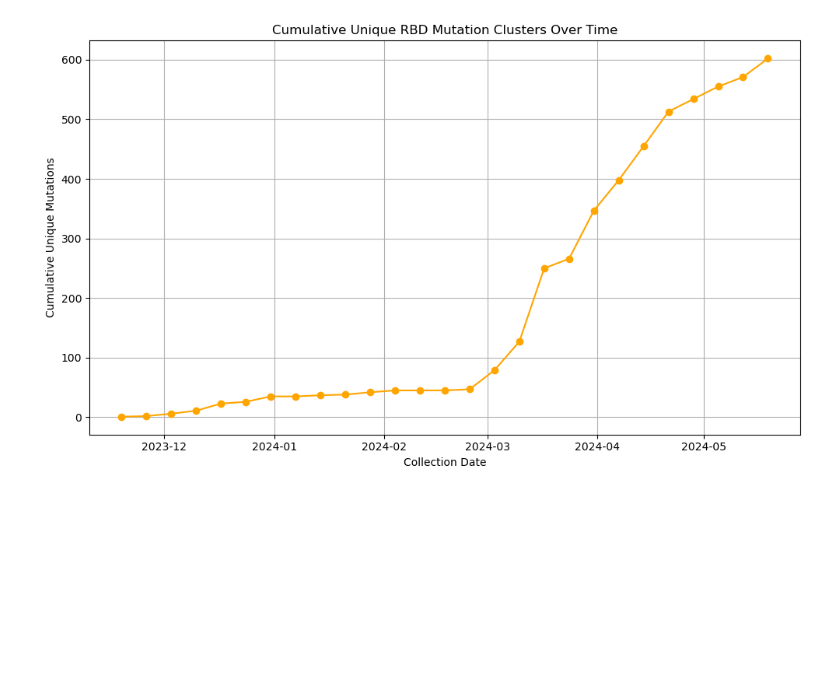
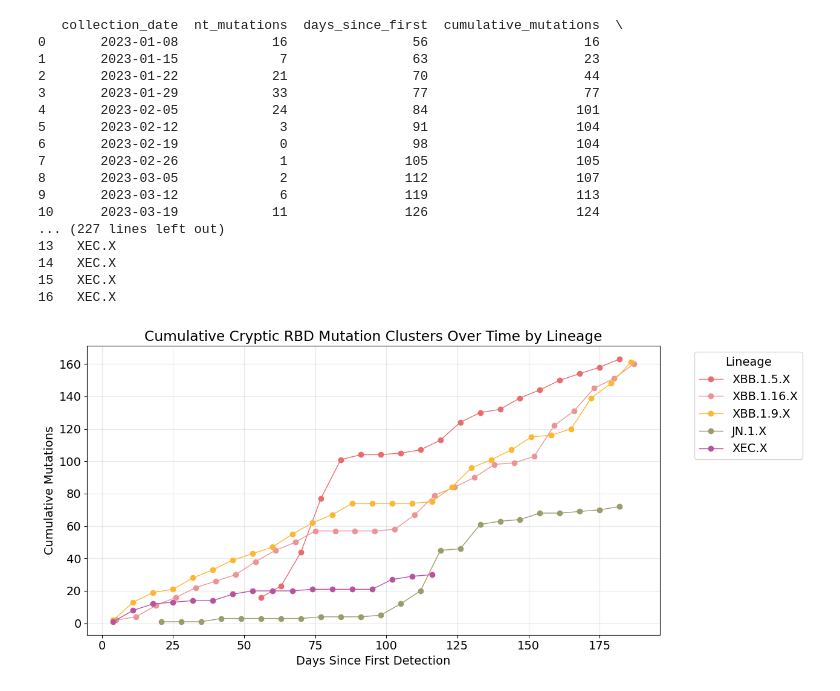
Before and after one commit to andersen-lab/covariants-paper, a Jupyter notebook: fig3/diversification.ipynb, the cells around one changed output. Cells and saved outputs as stored; diff of their text form; code cells hidden in the pictures; blank space fills up the shorter version.

Commit message:
add data for supp fig 1 and 2

```diff
--- a/fig3/diversification.ipynb
+++ b/fig3/diversification.ipynb
@@ -70,14 +88,44 @@ plt.show()
 # %%
-# plot cumulative unique mutations over time
-covar['cumulative_mutations'] = covar['nt_mutations'].cumsum()
-plt.figure(figsize=(10,6))
-plt.plot(covar['collection_date'], covar['cumulative_mutations'], marker='o', color='orange')
-plt.title('Cumulative Unique RBD Mutation Clusters Over Time')
-plt.xlabel('Collection Date')
-plt.ylabel('Cumulative Unique Mutations')
-plt.grid()
+# Create the plot
+plt.figure(figsize=(13, 6))
+
+# Plot each lineage
+for lineage in lineage_df['lineage'].unique():
+    lineage_data = lineage_df[lineage_df['lineage'] == lineage]
+    print(lineage_data)
+    plt.plot(lineage_data['days_since_first'],
+             lineage_data['cumulative_mutations'],
+             marker='o',
+             label=lineage,
+             color=colors_dict[lineage],
+                linewidth=1,
+             )
+
+# Customize the plot
+plt.xlabel('Days Since First Detection')
+plt.ylabel('Cumulative Mutations')
+plt.title('Cumulative Cryptic RBD Mutation Clusters Over Time by Lineage')
+plt.legend(title='Lineage', bbox_to_anchor=(1.05, 1), loc='upper left')
+plt.grid(True, alpha=0.3)
 plt.tight_layout()
-plt.savefig('variant_introduction/cumulative_rbd_mutations.pdf', dpi=300, bbox_inches='tight', transparent=True)
-plt.show()
+
+plt.savefig('variant_introduction/cryptic_diversification_by_lineage.pdf', bbox_inches='tight', transparent=True)
 # %% [output]
+   collection_date  nt_mutations  days_since_first  cumulative_mutations  \
+0       2023-01-08            16                56                    16
+1       2023-01-15             7                63                    23
+2       2023-01-22            21                70                    44
+3       2023-01-29            33                77                    77
+4       2023-02-05            24                84                   101
+5       2023-02-12             3                91                   104
+6       2023-02-19             0                98                   104
+7       2023-02-26             1               105                   105
+8       2023-03-05             2               112                   107
+9       2023-03-12             6               119                   113
+10      2023-03-19            11               126                   124
+... (227 lines left out)
+13   XEC.X
+14   XEC.X
+15   XEC.X
+16   XEC.X
-[figure, old version]
+[figure, new version]
```
Also changed, not shown: parts of 3 cells of this notebook, 28 other files.
